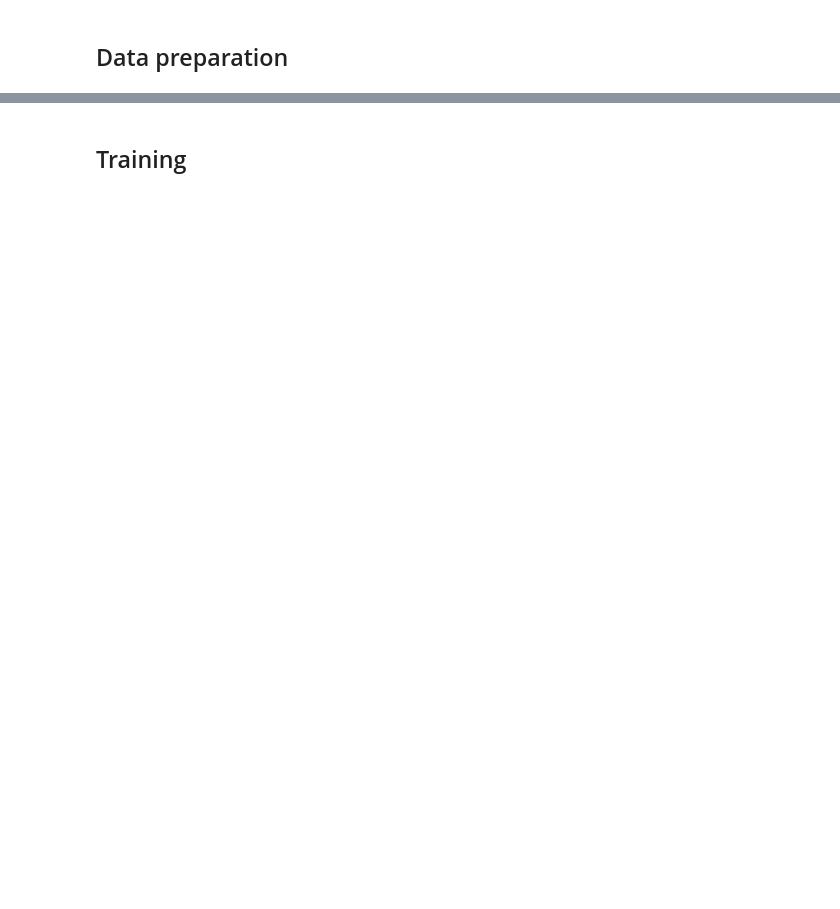
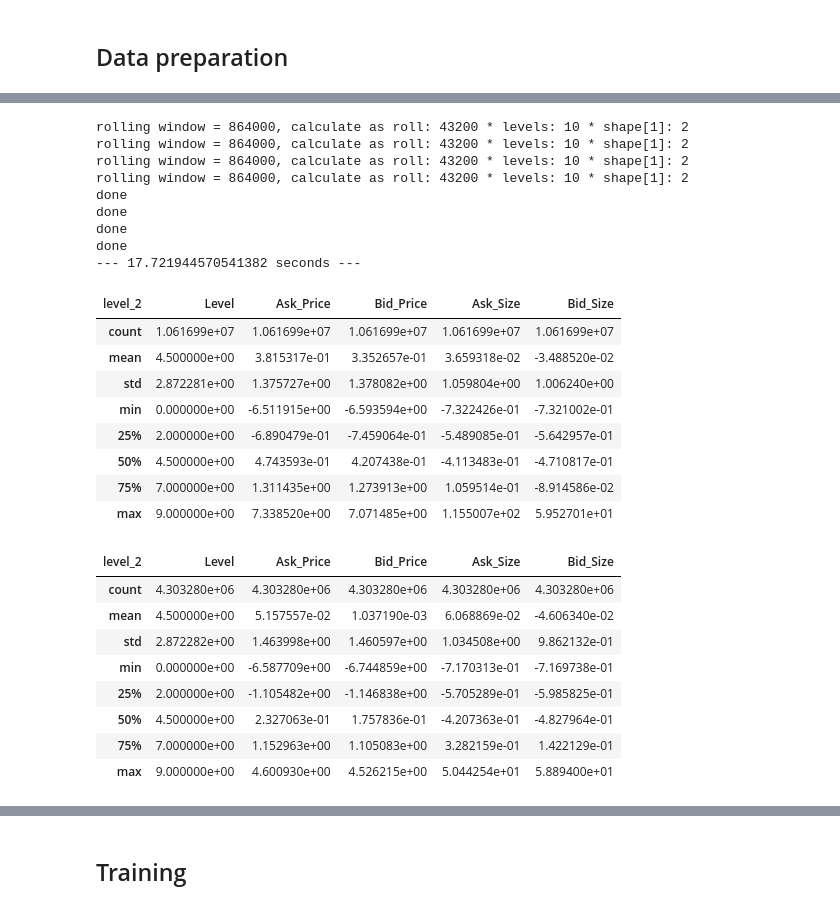
Before and after one commit to ociredef92/RL_Trader, a Jupyter notebook: Training_Workflow.ipynb, the cells around one changed output, grey strips where cells are left out. Drawn from its saved outputs; the diff is of its cells as text; code cells hidden in the pictures; blank space fills up the shorter version.

Commit message:
further functions cleaned up and Training notebook now contains end to end cleaned workflow including plotting

```diff
--- a/Training_Workflow.ipynb
+++ b/Training_Workflow.ipynb
@@ -75,31 +98,59 @@ print(f'Train dataset shape: {train_cached_data.shape} - Test dataset shape: {te
 # %%
 # Parallelized data size & price standardization for train and test set
 number_of_workers = 4
 inputs = (
     (train_cached_data[['Ask_Price', 'Bid_Price']], lob_depth, 'dyn_z_score', roll),
     (train_cached_data[['Ask_Size', 'Bid_Size']], lob_depth, 'dyn_z_score', roll),
     (test_cached_data[['Ask_Price', 'Bid_Price']], lob_depth, 'dyn_z_score', roll),
     (test_cached_data[['Ask_Size', 'Bid_Size']], lob_depth, 'dyn_z_score', roll)
     )
 
 start_time = time.time()
 
 with multiprocessing.Pool(number_of_workers) as p:
     res = p.starmap(normalize, inputs)
     res = list(res)
     #print(res)
     p.close()
     p.join()
 
 train_dyn_prices, train_dyn_volumes, test_dyn_prices, test_dyn_volumes = res[0], res[1], res[2], res[3]
 print("--- %s seconds ---" % (time.time() - start_time))
 
 # concat prices and volumes back together and top level (useful for Dash)
 train_dyn_df = pd.concat([train_dyn_prices, train_dyn_volumes], axis=1).reset_index() # concat along row index
-train_dyn_df[train_dyn_df['Level']==0].to_csv(f'{root_caching_folder}/{security}/TRAIN-{lob_depth}-{norm_type}-{roll}.csv') # save top level to csv
+train_dyn_df.to_csv(f'{root_caching_folder}/{security}/TRAIN-{lob_depth}-{norm_type}-{roll}.csv') # save top level to csv
 
 test_dyn_df = pd.concat([test_dyn_prices, test_dyn_volumes], axis=1).reset_index() # concat along row index
-test_dyn_df[test_dyn_df['Level']==0].to_csv(f'{root_caching_folder}/{security}/TEST-{lob_depth}-{norm_type}-{roll}.csv') # save top level to csv
+test_dyn_df.to_csv(f'{root_caching_folder}/{security}/TEST-{lob_depth}-{norm_type}-{roll}.csv') # save top level to csv
 
 display(train_dyn_df.describe()) # check train data overview
 display(test_dyn_df.describe()) # check test data overview
+# %% [output]
+rolling window = 864000, calculate as roll: 43200 * levels: 10 * shape[1]: 2
+rolling window = 864000, calculate as roll: 43200 * levels: 10 * shape[1]: 2
+rolling window = 864000, calculate as roll: 43200 * levels: 10 * shape[1]: 2
+rolling window = 864000, calculate as roll: 43200 * levels: 10 * shape[1]: 2
+done
+done
+done
+done
+--- 17.721944570541382 seconds ---
+| level_2 | Level | Ask_Price | Bid_Price | Ask_Size | Bid_Size |
+| count | 1.061699e+07 | 1.061699e+07 | 1.061699e+07 | 1.061699e+07 | 1.061699e+07 |
+| mean | 4.500000e+00 | 3.815317e-01 | 3.352657e-01 | 3.659318e-02 | -3.488520e-02 |
+| std | 2.872281e+00 | 1.375727e+00 | 1.378082e+00 | 1.059804e+00 | 1.006240e+00 |
+| min | 0.000000e+00 | -6.511915e+00 | -6.593594e+00 | -7.322426e-01 | -7.321002e-01 |
+| 25% | 2.000000e+00 | -6.890479e-01 | -7.459064e-01 | -5.489085e-01 | -5.642957e-01 |
+| 50% | 4.500000e+00 | 4.743593e-01 | 4.207438e-01 | -4.113483e-01 | -4.710817e-01 |
+| 75% | 7.000000e+00 | 1.311435e+00 | 1.273913e+00 | 1.059514e-01 | -8.914586e-02 |
+| max | 9.000000e+00 | 7.338520e+00 | 7.071485e+00 | 1.155007e+02 | 5.952701e+01 |
+| level_2 | Level | Ask_Price | Bid_Price | Ask_Size | Bid_Size |
+| count | 4.303280e+06 | 4.303280e+06 | 4.303280e+06 | 4.303280e+06 | 4.303280e+06 |
+| mean | 4.500000e+00 | 5.157557e-02 | 1.037190e-03 | 6.068869e-02 | -4.606340e-02 |
+| std | 2.872282e+00 | 1.463998e+00 | 1.460597e+00 | 1.034508e+00 | 9.862132e-01 |
+| min | 0.000000e+00 | -6.587709e+00 | -6.744859e+00 | -7.170313e-01 | -7.169738e-01 |
+| 25% | 2.000000e+00 | -1.105482e+00 | -1.146838e+00 | -5.705289e-01 | -5.985825e-01 |
+| 50% | 4.500000e+00 | 2.327063e-01 | 1.757836e-01 | -4.207363e-01 | -4.827964e-01 |
+| 75% | 7.000000e+00 | 1.152963e+00 | 1.105083e+00 | 3.282159e-01 | 1.422129e-01 |
+| max | 9.000000e+00 | 4.600930e+00 | 4.526215e+00 | 5.044254e+01 | 5.889400e+01 |
```
Also changed, not shown: parts of 12 cells of this notebook, 3 other files.
